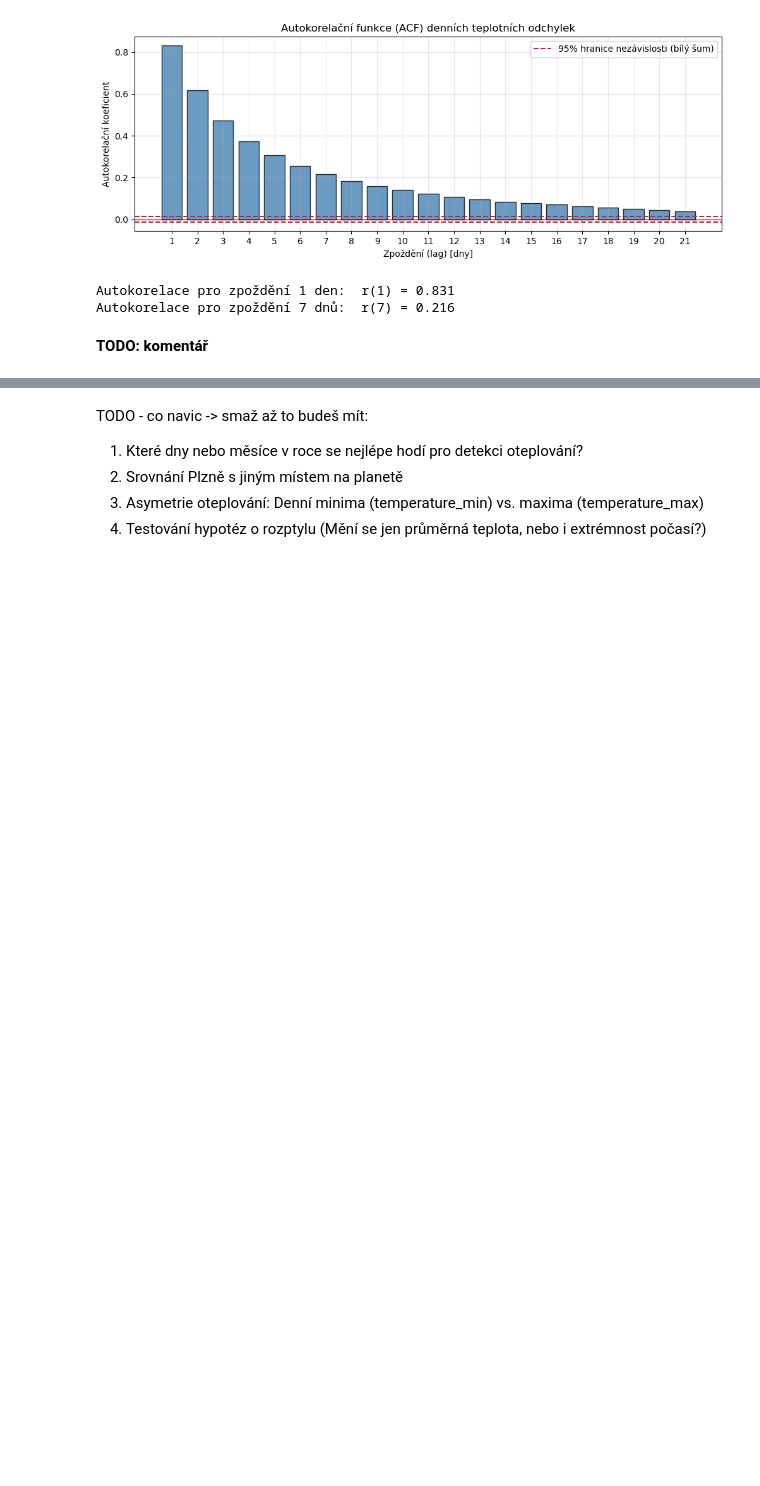
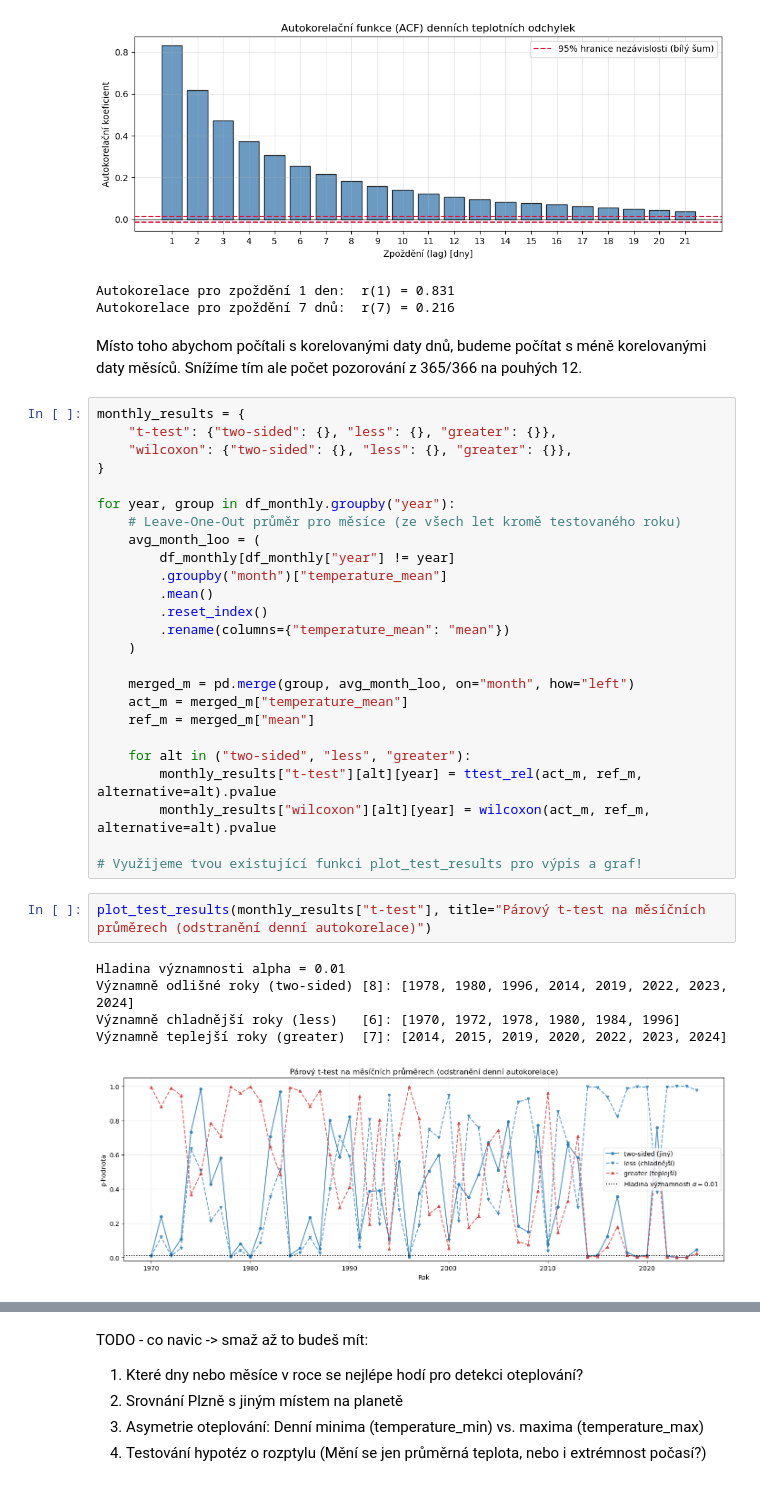
Before and after one commit to Psychol0gicl/dr_semestralni_prace, a Jupyter notebook: dr2026_2sem.ipynb, the cells around one changed output, grey strips where cells are left out. Cells and saved outputs as stored; diff of their text form; blank space fills up the shorter version.

```diff
--- a/dr2026_2sem.ipynb
+++ b/dr2026_2sem.ipynb
@@ -1102,5 +1118,38 @@ df_average_month = (
 [figure]
 Autokorelace pro zpoždění 1 den:  r(1) = 0.831
 Autokorelace pro zpoždění 7 dnů:  r(7) = 0.216
-# %% [markdown]
-**TODO: komentář**
+# %% [markdown]
+Místo toho abychom počítali s korelovanými daty dnů, budeme počítat s méně korelovanými daty měsíců. Snížíme tím ale počet pozorování z 365/366 na pouhých 12.
+# %%
+monthly_results = {
+    "t-test": {"two-sided": {}, "less": {}, "greater": {}},
+    "wilcoxon": {"two-sided": {}, "less": {}, "greater": {}},
+}
+
+for year, group in df_monthly.groupby("year"):
+    # Leave-One-Out průměr pro měsíce (ze všech let kromě testovaného roku)
+    avg_month_loo = (
+        df_monthly[df_monthly["year"] != year]
+        .groupby("month")["temperature_mean"]
+        .mean()
+        .reset_index()
+        .rename(columns={"temperature_mean": "mean"})
+    )
+
+    merged_m = pd.merge(group, avg_month_loo, on="month", how="left")
+    act_m = merged_m["temperature_mean"]
+    ref_m = merged_m["mean"]
+
+    for alt in ("two-sided", "less", "greater"):
+        monthly_results["t-test"][alt][year] = ttest_rel(act_m, ref_m, alternative=alt).pvalue
+        monthly_results["wilcoxon"][alt][year] = wilcoxon(act_m, ref_m, alternative=alt).pvalue
+
+# Využijeme tvou existující funkci plot_test_results pro výpis a graf!
+# %%
+plot_test_results(monthly_results["t-test"], title="Párový t-test na měsíčních průměrech (odstranění denní autokorelace)")
+# %% [output]
+Hladina významnosti alpha = 0.01
+Významně odlišné roky (two-sided) [8]: [1978, 1980, 1996, 2014, 2019, 2022, 2023, 2024]
+Významně chladnější roky (less)   [6]: [1970, 1972, 1978, 1980, 1984, 1996]
+Významně teplejší roky (greater)  [7]: [2014, 2015, 2019, 2020, 2022, 2023, 2024]
+[figure, added]
```
Also changed, not shown: parts of 14 cells of this notebook, 2 other files.
